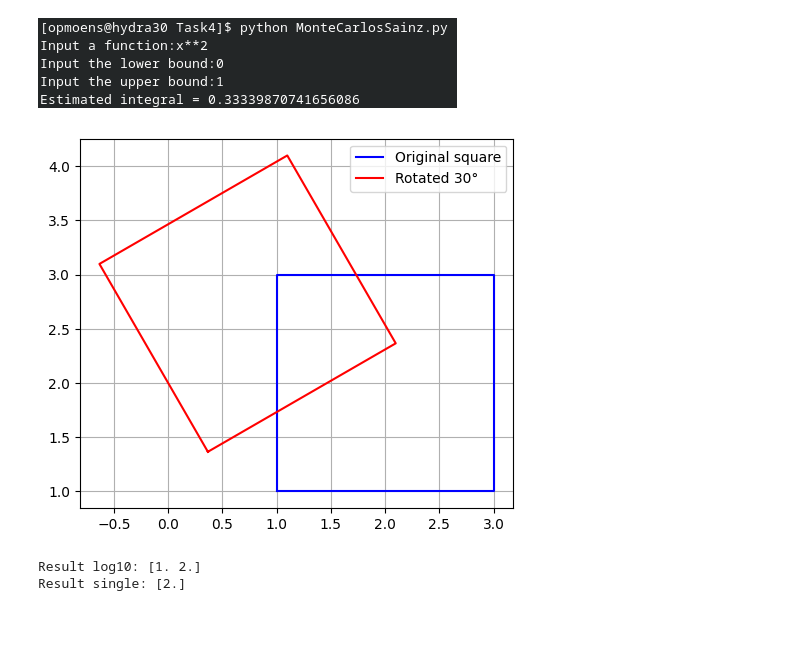
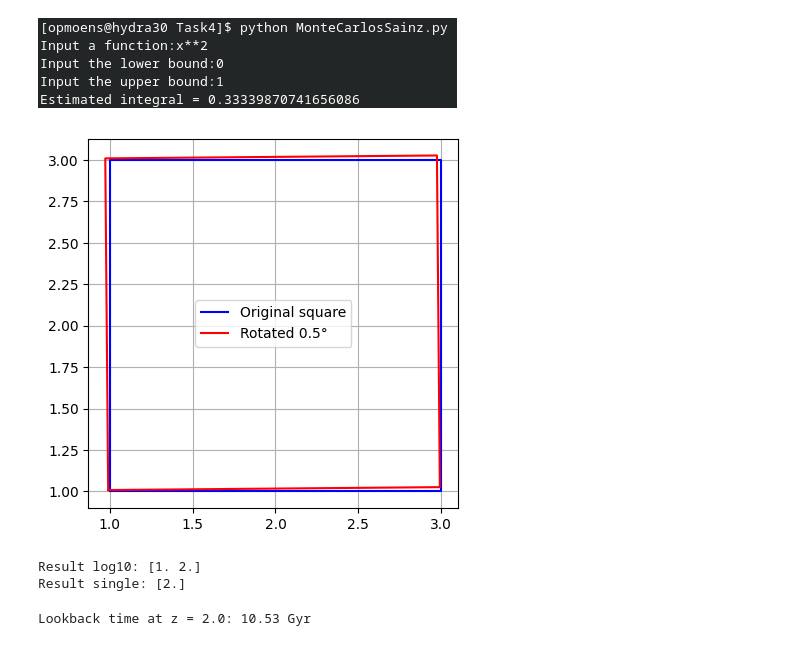
Before and after one commit to OberonMoens/PROGNUM-repo, a Jupyter notebook: Task4/sq_4508602_week4-1.ipynb, the cells around one changed output. Saved outputs shown, nothing was run; the diff lists cells and outputs as text; code cells hidden in the pictures.

```diff
--- a/Task4/sq_4508602_week4-1.ipynb
+++ b/Task4/sq_4508602_week4-1.ipynb
@@ -96,6 +100,7 @@ Estimated integral = 0.3321847370745564
 # %% [markdown]
 ![MonteCarlo.png](attachment:MonteCarlo.png)
 # %%
+#4.12
 import numpy as np
 import matplotlib.pyplot as plt
 
@@ -105,33 +110,33 @@ y = np.array([1,1,3,3,1])
 
 # Convert to complex numbers
 z = x + 1j*y
 
 # Rotation angle (degrees)
-angle = 30  # change this value
+angle = 0.5  # change this value
 
 # Convert to radians
 theta = np.deg2rad(angle)
 
 # Complex rotor
 rotor = np.exp(1j * theta)
 
 # Rotate
 z_rot = z * rotor
 
 # Extract rotated coordinates
 x_rot = np.real(z_rot)
 y_rot = np.imag(z_rot)
 
 # Plot original square
 plt.plot(x, y, 'b', label='Original square')
 
 # Plot rotated square
 plt.plot(x_rot, y_rot, 'r', label=f'Rotated {angle}°')
 
 plt.gca().set_aspect('equal')
 plt.grid()
 plt.legend()
 plt.show()
 # %% [output]
-[figure, old version]
+[figure, new version]
 # %%
@@ -158,3 +164,37 @@ print("Result single:", result_single)
 # %% [output]
 Result log10: [1. 2.]
 Result single: [2.]
+# %%
+#4.16
+import numpy as np
+from scipy.integrate import quad
+from astropy.cosmology import Planck18
+from astropy import constants as const
+
+H0 = Planck18.H0.value
+Om0 = Planck18.Om0
+Ode0 = Planck18.Ode0
+
+H0_SI = H0 / (3.085677581e19)
+
+def H_z(z):
+    return H0_SI * np.sqrt(Om0 * (1 + z)**3 + Ode0)
+
+def integrand(z):
+    return 1.0 / ((1.0 + z) * H_z(z))
+
+# Lookback time function
+def lookback_time(z):
+    integral, error = quad(integrand, 0, z)
+    return integral  # in seconds
+
+# Convert seconds to Gyr
+seconds_in_Gyr = 3.15576e16  # seconds in 1 Gyr
+
+z = 2.0 #change this value
+tL_seconds = lookback_time(z)
+tL_Gyr = tL_seconds / seconds_in_Gyr
+
+print(f"Lookback time at z = {z}: {tL_Gyr:.2f} Gyr")
+# %% [output]
+Lookback time at z = 2.0: 10.53 Gyr
```
Also changed, not shown: parts of 7 cells of this notebook.
